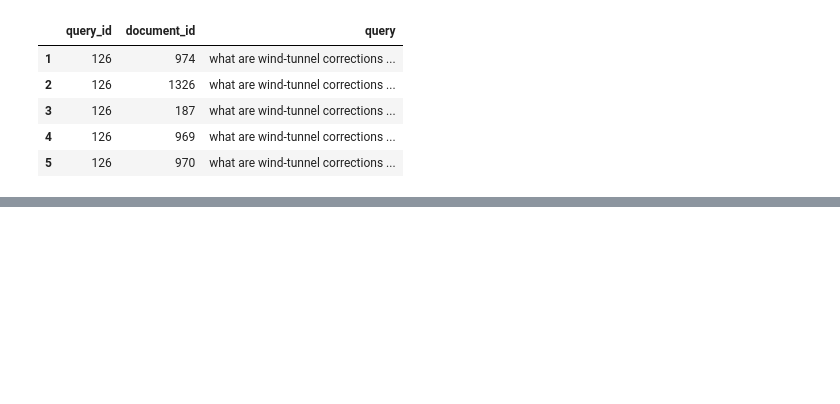
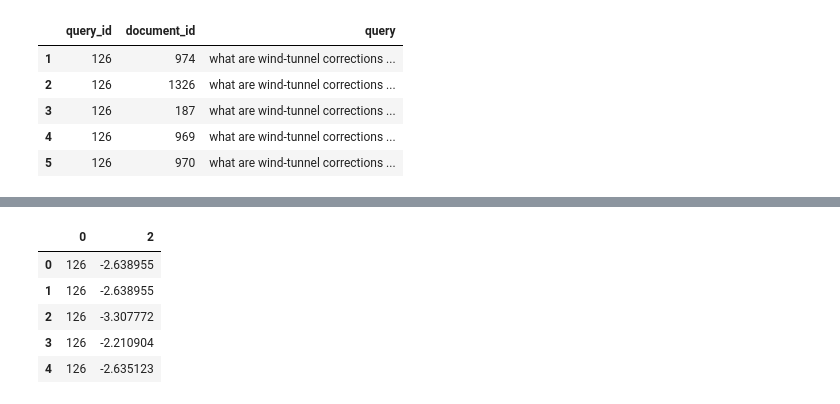
Before and after one commit to egdeliya/ml_mipt_2017, a Jupyter notebook: ml-mipt-part2/Ranking contest/Nurgalieva_496.ipynb, the cells around one changed output, grey strips where cells are left out. Drawn from its saved outputs; the diff is of its cells as text; code cells hidden in the pictures; blank space fills up the shorter version.

```diff
--- a/ml-mipt-part2/Ranking contest/Nurgalieva_496.ipynb
+++ b/ml-mipt-part2/Ranking contest/Nurgalieva_496.ipynb
@@ -306,0 +335,11 @@ output.to_csv('out.csv', index=None)
+# %%
+score = pd.read_csv('score_without_counter_without_val.txt', sep='\t', header=None)
+score = score.drop(1, axis=1)
+score.head()
+# %% [output]
+|  | 0 | 2 |
+| 0 | 126 | -2.638955 |
+| 1 | 126 | -2.638955 |
+| 2 | 126 | -3.307772 |
+| 3 | 126 | -2.210904 |
+| 4 | 126 | -2.635123 |
```
Also changed, not shown: parts of 70 cells of this notebook, 28 other files.
